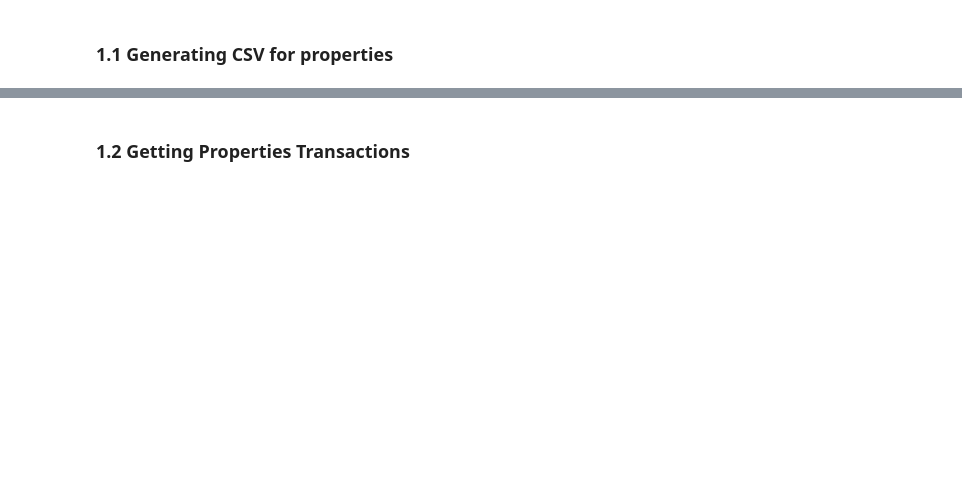
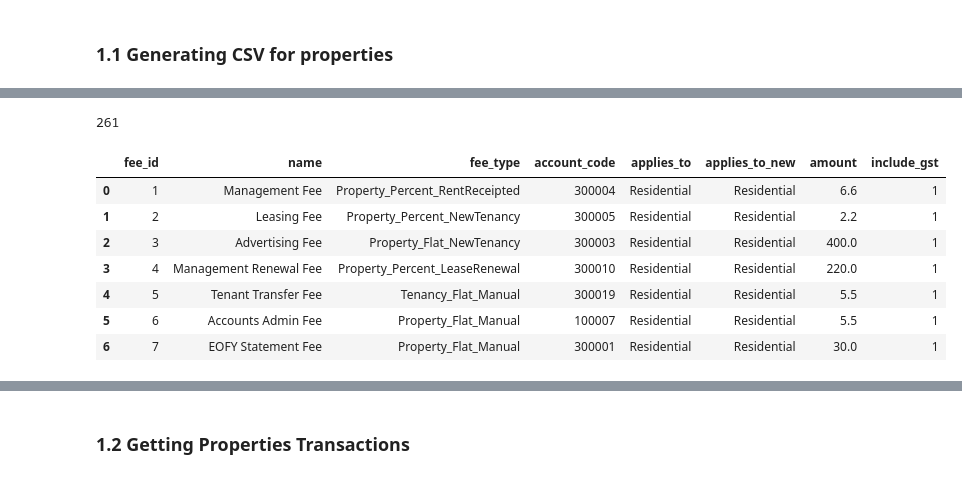
Before and after one commit to sahils4299/LongView-Data-Migration, a Jupyter notebook: PropertyTree_migration_Portfolio_testing.ipynb, the cells around one changed output, grey strips where cells are left out. Saved outputs shown, nothing was run; the diff lists cells and outputs as text; code cells hidden in the pictures; blank space fills up the shorter version.

```diff
--- a/PropertyTree_migration_Portfolio_testing.ipynb
+++ b/PropertyTree_migration_Portfolio_testing.ipynb
@@ -276,0 +276,15 @@ df_properties['RentalPeriod'] = df_properties['RentalPeriod'].apply(lambda x: ne
+# %%
+len(df_properties['ID'].unique())
+# %% [output]
+261
+# %%
+df_fees
+# %% [output]
+|  | fee_id | name | fee_type | account_code | applies_to | applies_to_new | amount | include_gst |
+| 0 | 1 | Management Fee | Property_Percent_RentReceipted | 300004 | Residential | Residential | 6.6 | 1 |
+| 1 | 2 | Leasing Fee | Property_Percent_NewTenancy | 300005 | Residential | Residential | 2.2 | 1 |
+| 2 | 3 | Advertising Fee | Property_Flat_NewTenancy | 300003 | Residential | Residential | 400.0 | 1 |
+| 3 | 4 | Management Renewal Fee | Property_Percent_LeaseRenewal | 300010 | Residential | Residential | 220.0 | 1 |
+| 4 | 5 | Tenant Transfer Fee | Tenancy_Flat_Manual | 300019 | Residential | Residential | 5.5 | 1 |
+| 5 | 6 | Accounts Admin Fee | Property_Flat_Manual | 100007 | Residential | Residential | 5.5 | 1 |
+| 6 | 7 | EOFY Statement Fee | Property_Flat_Manual | 300001 | Residential | Residential | 30.0 | 1 |
```
Also changed, not shown: parts of 23 cells of this notebook, 3 other files.
